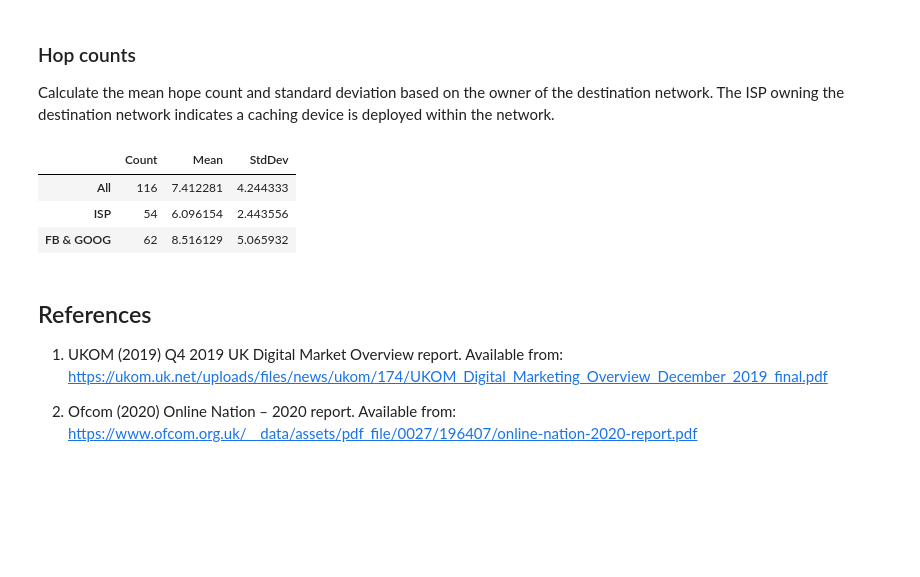
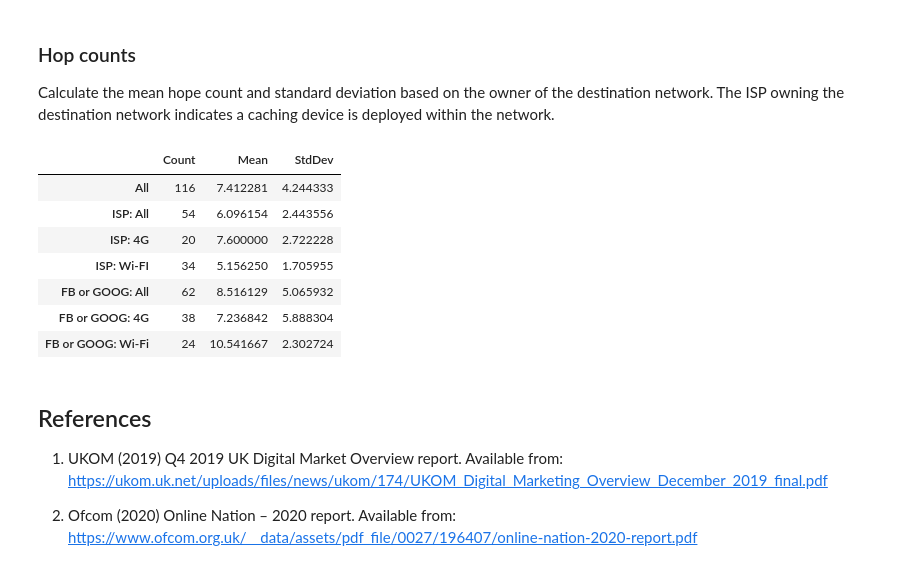
Before and after one commit to davidmytton/paper-video-streaming-network-energy, a Jupyter notebook: model/model.ipynb, the cells around one changed output. Drawn from its saved outputs; the diff is of its cells as text; code cells hidden in the pictures; blank space fills up the shorter version.

Commit message:
Hop count aggregations

```diff
--- a/model/model.ipynb
+++ b/model/model.ipynb
@@ -260,11 +253,17 @@ traceroutes = pd.read_csv('../traceroute-samples/traceroute-samples.csv')
 googleASN = 'AS15169 Google LLC'
 facebookASN = 'AS32934 Facebook, Inc.'
 
-# Filter by ASN
-traceroutesISP = traceroutes.query(
+# Destination ASN = ISP
+traceroutesISPAll = traceroutes.query(
     '`Destination ASN` != @googleASN and `Destination ASN` != @facebookASN')
-traceroutesFBGOOG = traceroutes.query(
+traceroutesISP4G = traceroutesISPAll.query('Connection == "4g"')
+traceroutesISPWiFi = traceroutesISPAll.query('Connection == "wifi"')
+
+# Destination ASN = Facebook or Google
+traceroutesFBGOOGAll = traceroutes.query(
     '`Destination ASN` == @googleASN or `Destination ASN` == @facebookASN')
+traceroutesFBGOOG4G = traceroutesFBGOOGAll.query('Connection == "4g"')
+traceroutesFBGOOGWiFi = traceroutesFBGOOGAll.query('Connection == "wifi"')
 # %% [markdown]
 ### Hop counts
 
@@ -272,28 +271,44 @@ Calculate the mean hope count and standard deviation based on the owner of the d
 # %%
 hopCounts = pd.DataFrame({
    'Count': { # Count total number of samples
         'All': traceroutes['Participant City'].count(),
-        'ISP': traceroutesISP['Participant City'].count(),
-        'FB & GOOG': traceroutesFBGOOG['Participant City'].count(),
+        'ISP: All': traceroutesISPAll['Participant City'].count(),
+        'ISP: 4G': traceroutesISP4G['Participant City'].count(),
+        'ISP: Wi-FI': traceroutesISPWiFi['Participant City'].count(),
+        'FB or GOOG: All': traceroutesFBGOOGAll['Participant City'].count(),
+        'FB or GOOG: 4G': traceroutesFBGOOG4G['Participant City'].count(),
+        'FB or GOOG: Wi-Fi': traceroutesFBGOOGWiFi['Participant City'].count(),
     },
     'Mean': { # Mean hop count, excluding anomalous results
         'All': traceroutes['Trace Hop Count'].mean(skipna=True),
-        'ISP': traceroutesISP['Trace Hop Count'].mean(skipna=True),
-        'FB & GOOG': traceroutesFBGOOG['Trace Hop Count'].mean(skipna=True),
+        'ISP: All': traceroutesISPAll['Trace Hop Count'].mean(skipna=True),
+        'ISP: 4G': traceroutesISP4G['Trace Hop Count'].mean(skipna=True),
+        'ISP: Wi-FI': traceroutesISPWiFi['Trace Hop Count'].mean(skipna=True),
+        'FB or GOOG: All': traceroutesFBGOOGAll['Trace Hop Count'].mean(skipna=True),
+        'FB or GOOG: 4G': traceroutesFBGOOG4G['Trace Hop Count'].mean(skipna=True),
+        'FB or GOOG: Wi-Fi': traceroutesFBGOOGWiFi['Trace Hop Count'].mean(skipna=True),
     },
     'StdDev': {  # Hop count standard deviation, excluding anomalous results
         'All': traceroutes['Trace Hop Count'].std(skipna=True),
-        'ISP': traceroutesISP['Trace Hop Count'].std(skipna=True),
-        'FB & GOOG': traceroutesFBGOOG['Trace Hop Count'].std(skipna=True),
+        'ISP: All': traceroutesISPAll['Trace Hop Count'].std(skipna=True),
+        'ISP: 4G': traceroutesISP4G['Trace Hop Count'].std(skipna=True),
+        'ISP: Wi-FI': traceroutesISPWiFi['Trace Hop Count'].std(skipna=True),
+        'FB or GOOG: All': traceroutesFBGOOGAll['Trace Hop Count'].std(skipna=True),
+        'FB or GOOG: 4G': traceroutesFBGOOG4G['Trace Hop Count'].std(skipna=True),
+        'FB or GOOG: Wi-Fi': traceroutesFBGOOGWiFi['Trace Hop Count'].std(skipna=True),
     }
 })
 
 hopCounts
 # %% [output]
 |  | Count | Mean | StdDev |
 | All | 116 | 7.412281 | 4.244333 |
-| ISP | 54 | 6.096154 | 2.443556 |
-| FB & GOOG | 62 | 8.516129 | 5.065932 |
+| ISP: All | 54 | 6.096154 | 2.443556 |
+| ISP: 4G | 20 | 7.600000 | 2.722228 |
+| ISP: Wi-FI | 34 | 5.156250 | 1.705955 |
+| FB or GOOG: All | 62 | 8.516129 | 5.065932 |
+| FB or GOOG: 4G | 38 | 7.236842 | 5.888304 |
+| FB or GOOG: Wi-Fi | 24 | 10.541667 | 2.302724 |
 # %% [markdown]
 ## References
 
```
Also changed, not shown: parts of 1 cell of this notebook.
